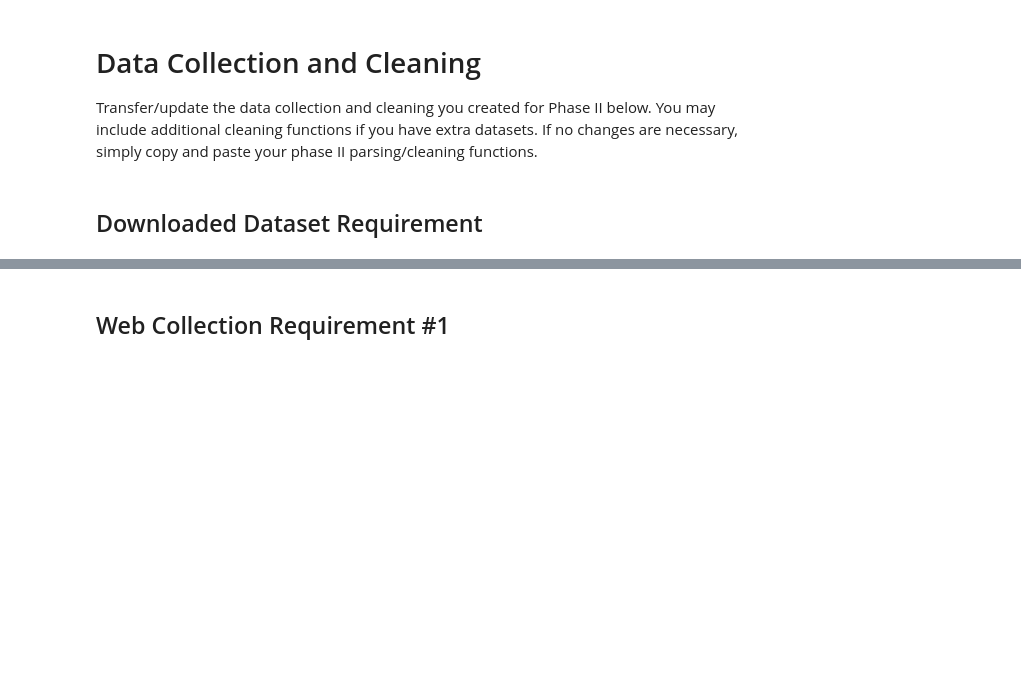
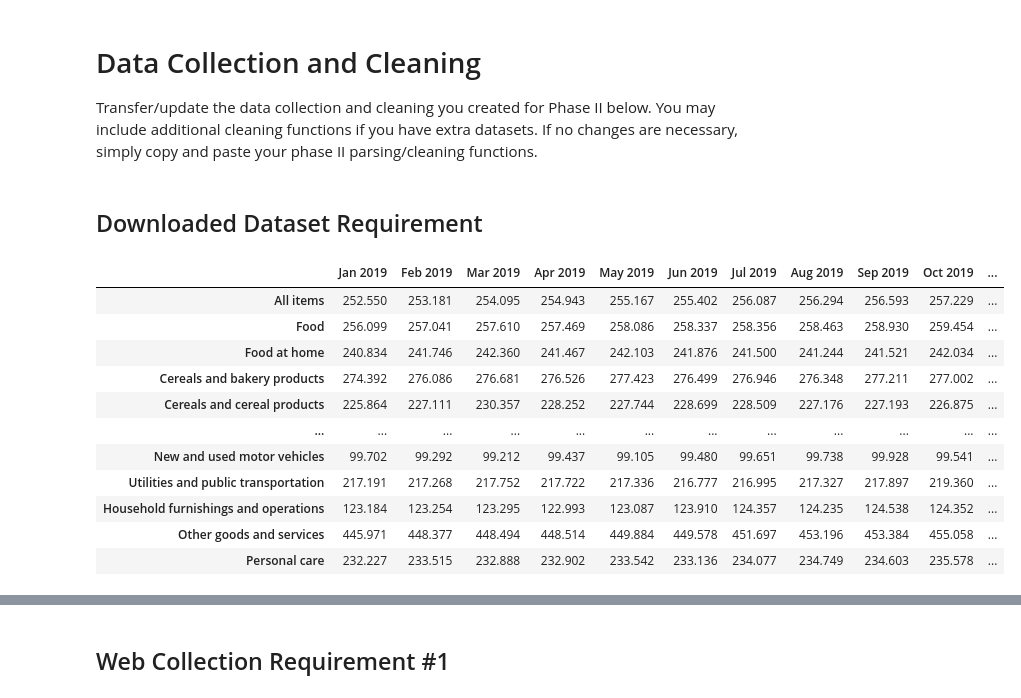
Before and after one commit to 0522kevin/CS-2316, a Jupyter notebook: Project/PhaseIII.ipynb, the cells around one changed output, grey strips where cells are left out. Saved outputs shown, nothing was run; the diff lists cells and outputs as text; code cells hidden in the pictures; blank space fills up the shorter version.

```diff
--- a/Project/PhaseIII.ipynb
+++ b/Project/PhaseIII.ipynb
@@ -39,79 +39,59 @@ def data_parser():
     wb = load_workbook("Combined CPI.xlsx")
     sheets = wb.sheetnames
     sheet = wb[sheets[0]]
-    void_row = [48, 49, 130, 145, 226, 358, 359, 360]
-    rows = [re.search(r"([a-zA-Z ',]*)", category.value).group() for categories in sheet["B8:B404"] for category in categories if category.row not in void_row]
-    columns = ["Q", "BI", "DA", "ES", "GK", "IC", "JU", "LM", "NE", "OW", "QO", "SG"]
+    skip_list = [48, 49, 130, 145, 226, 358, 359, 360]
+    rows = [re.search(r"([a-zA-Z ',]*)", category.value).group() for categories in sheet["B8:B404"] for category in categories if category.row not in skip_list]
+    columns = ["Q", "R", "S", "T", "U", "V", "W", "X", "Y", "Z", "AA", "AB"]
     cpi = {"Jan 2019": None, "Feb 2019": None, "Mar 2019": None, "Apr 2019": None, "May 2019": None, "Jun 2019": None, "Jul 2019": None, "Aug 2019": None, "Sep 2019": None, "Oct 2019": None, "Nov 2019": None, "Dec 2019": None}
     temp = 0
     for each in cpi.keys():
-        cpi[each] = [(value.value if value.value != None else np.nan) for values in sheet[f"{columns[temp]}8:{columns[temp]}404"] for value in values if value.row not in void_row]
+        cpi[each] = [(value.value if value.value != None else np.nan) for values in sheet[f"{columns[temp]}8:{columns[temp]}404"] for value in values if value.row not in skip_list]
         temp += 1
     cpi_u_2019 = pd.DataFrame(data = cpi, index = rows)
     cpi_u_2019 = cpi_u_2019.dropna()
 
-    columns = ["AC", "BU", "DM", "FE", "GW", "IO", "KG", "LY", "NQ", "PI", "RA", "SS"]
+    columns = ["SH", "SI", "SJ", "SK", "SL", "SM", "SN", "SO", "SP", "SQ", "SR", "SS"]
     cpi = {"Jan 2020": None, "Feb 2020": None, "Mar 2020": None, "Apr 2020": None, "May 2020": None, "Jun 2020": None, "Jul 2020": None, "Aug 2020": None, "Sep 2020": None, "Oct 2020": None, "Nov 2020": None, "Dec 2020": None}
     temp = 0
     for each in cpi.keys():
-        cpi[each] = [(value.value if value.value != None else np.nan) for values in sheet[f"{columns[temp]}8:{columns[temp]}404"] for value in values if value.row not in void_row]
+        cpi[each] = [(value.value if value.value != None else np.nan) for values in sheet[f"{columns[temp]}8:{columns[temp]}404"] for value in values if value.row not in skip_list]
         temp += 1
     cpi_u_2020 = pd.DataFrame(data = cpi, index = rows)
     cpi_u_2020 = cpi_u_2020.dropna()
 
     sheet = wb[sheets[2]]
-    void_row = [128, 143, 347, 348, 349]
-    rows = [re.search(r"([a-zA-Z ',]*)", category.value).group() for categories in sheet["B8:B393"] for category in categories if category.row not in void_row]
+    skip_list = [128, 143, 347, 348, 349]
+    rows = [re.search(r"([a-zA-Z ',]*)", category.value).group() for categories in sheet["MP8:MP393"] for category in categories if category.row not in skip_list]
+    columns = ["NI", "NJ", "NK", "NL", "NM", "NN", "NO", "NP", "NQ", "SQ", "SR", "SS"]
     cpi = {"Jan 2021": None, "Feb 2021": None, "Mar 2021": None, "Apr 2021": None, "May 2021": None, "Jun 2021": None, "Jul 2021": None, "Aug 2021": None, "Sep 2021": None, "Oct 2021": None, "Nov 2021": None, "Dec 2021": None}
     temp = 0
-    for each in cpi.keys():
-        cpi[each] = [(value.value if value.value != None else np.nan) for values in sheet[f"{columns[temp]}8:{columns[temp]}393"] for value in values if value.row not in void_row]
+    for each in ['Jan 2021', 'Feb 2021', 'Mar 2021', 'Apr 2021', 'May 2021', 'Jun 2021', 'Jul 2021', 'Aug 2021', 'Sep 2021']:
+        cpi[each] = [(value.value if value.value != None else np.nan) for values in sheet[f"{columns[temp]}8:{columns[temp]}393"] for value in values if value.row not in skip_list]
+        temp += 1
+    for each in ['Oct 2021', 'Nov 2021', 'Dec 2021']:
+        cpi[each] = [(value.value if value.value != None else np.nan) for values in sheet[f"{columns[temp]}8:{columns[temp]}394"] for value in values if value.row not in skip_list if value.row != 239]
         temp += 1
     cpi_u_2021 = pd.DataFrame(data = cpi, index = rows)
     cpi_u_2021 = cpi_u_2021.dropna()
 
-    sheet = wb[sheets[1]]
-    void_row = [17, 26]
-    rows = [re.search(r"([a-zA-Z ',]*)", category.value).group() for categories in sheet["B7:B45"] for category in categories if category.row not in void_row]
-    columns = ["Q", "BA", "CK", "DU", "FE", "GO", "HY", "JI", "KS", "MC", "NM", "OW"]
-    cpi = {"Jan 2019": None, "Feb 2019": None, "Mar 2019": None, "Apr 2019": None, "May 2019": None, "Jun 2019": None, "Jul 2019": None, "Aug 2019": None, "Sep 2019": None, "Oct 2019": None, "Nov 2019": None, "Dec 2019": None}
-    temp = 0
-    for each in cpi.keys():
-        cpi[each] = [(value.value if value.value != None else np.nan) for values in sheet[f"{columns[temp]}7:{columns[temp]}45"] for value in values if value.row not in void_row]
-        temp += 1
-    cpi_w_2019 = pd.DataFrame(data = cpi, index = rows)
-    cpi_w_2019 = cpi_w_2019.dropna()
-
-    columns = ["AC", "BM", "CW", "EG", "FQ", "HA", "IK", "JU", "LE", "MO", "NY", "PI"]
-    cpi = {"Jan 2020": None, "Feb 2020": None, "Mar 2020": None, "Apr 2020": None, "May 2020": None, "Jun 2020": None, "Jul 2020": None, "Aug 2020": None, "Sep 2020": None, "Oct 2020": None, "Nov 2020": None, "Dec 2020": None}
-    temp = 0
-    for each in cpi.keys():
-        cpi[each] = [(value.value if value.value != None else np.nan) for values in sheet[f"{columns[temp]}7:{columns[temp]}45"] for value in values if value.row not in void_row]
-        temp += 1
-    cpi_w_2020 = pd.DataFrame(data = cpi, index = rows)
-    cpi_w_2020 = cpi_w_2020.dropna()
-
-    sheets = wb[sheets[3]]
-    cpi = {"Jan 2021": None, "Feb 2021": None, "Mar 2021": None, "Apr 2021": None, "May 2021": None, "Jun 2021": None, "Jul 2021": None, "Aug 2021": None, "Sep 2021": None, "Oct 2021": None, "Nov 2021": None, "Dec 2021": None}
-    temp = 0
-    for each in cpi.keys():
-        cpi[each] = [(value.value if value.value != None else np.nan) for values in sheet[f"{columns[temp]}7:{columns[temp]}45"] for value in values if value.row not in void_row]
-        temp += 1
-    cpi_w_2021 = pd.DataFrame(data = cpi, index = rows)
-    cpi_w_2021 = cpi_w_2021.dropna()
-
+    # Added in Phase III
     cpi_u = cpi_u_2019.join(cpi_u_2020)
     cpi_u = cpi_u.join(cpi_u_2021).dropna()
-    cpi_u.to_csv('cpi_u.csv')
-
-    cpi_w = cpi_w_2019.join(cpi_w_2020)
-    cpi_w = cpi_w.join(cpi_w_2021).dropna()
-    cpi_w.to_csv('cpi_w.csv')
-
-    print(cpi_u)
-    print()
-    print(cpi_w)
+    cpi_u.to_csv('CPI.csv')
+    return cpi_u
 
 ############ Function Call ############
 data_parser()
 # %% [output]
+|  | Jan 2019 | Feb 2019 | Mar 2019 | Apr 2019 | May 2019 | Jun 2019 | Jul 2019 | Aug 2019 | Sep 2019 | Oct 2019 | ... |
+| All items | 252.550 | 253.181 | 254.095 | 254.943 | 255.167 | 255.402 | 256.087 | 256.294 | 256.593 | 257.229 | ... |
+| Food | 256.099 | 257.041 | 257.610 | 257.469 | 258.086 | 258.337 | 258.356 | 258.463 | 258.930 | 259.454 | ... |
+| Food at home | 240.834 | 241.746 | 242.360 | 241.467 | 242.103 | 241.876 | 241.500 | 241.244 | 241.521 | 242.034 | ... |
+| Cereals and bakery products | 274.392 | 276.086 | 276.681 | 276.526 | 277.423 | 276.499 | 276.946 | 276.348 | 277.211 | 277.002 | ... |
+| Cereals and cereal products | 225.864 | 227.111 | 230.357 | 228.252 | 227.744 | 228.699 | 228.509 | 227.176 | 227.193 | 226.875 | ... |
+| ... | ... | ... | ... | ... | ... | ... | ... | ... | ... | ... | ... |
+| New and used motor vehicles | 99.702 | 99.292 | 99.212 | 99.437 | 99.105 | 99.480 | 99.651 | 99.738 | 99.928 | 99.541 | ... |
+| Utilities and public transportation | 217.191 | 217.268 | 217.752 | 217.722 | 217.336 | 216.777 | 216.995 | 217.327 | 217.897 | 219.360 | ... |
+| Household furnishings and operations | 123.184 | 123.254 | 123.295 | 122.993 | 123.087 | 123.910 | 124.357 | 124.235 | 124.538 | 124.352 | ... |
+| Other goods and services | 445.971 | 448.377 | 448.494 | 448.514 | 449.884 | 449.578 | 451.697 | 453.196 | 453.384 | 455.058 | ... |
+| Personal care | 232.227 | 233.515 | 232.888 | 232.902 | 233.542 | 233.136 | 234.077 | 234.749 | 234.603 | 235.578 | ... |
```
Also changed, not shown: parts of 39 cells of this notebook, 1 other file.
